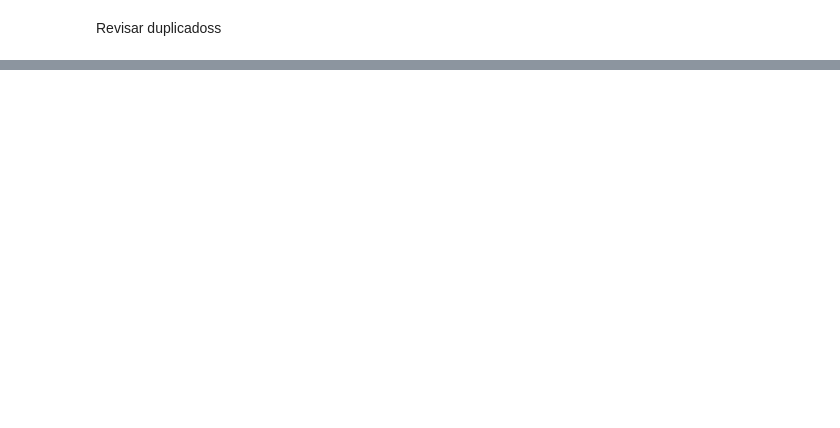
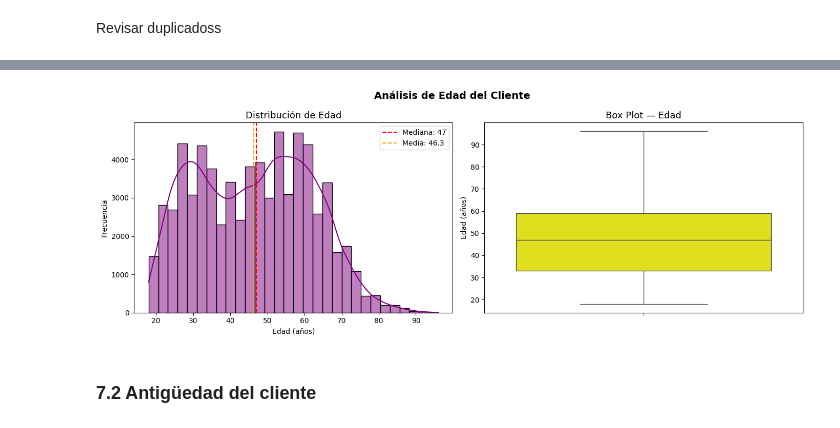
Before and after one commit to demonvaa/vanguard-ab-test, a Jupyter notebook: Proyecto_2.ipynb, the cells around one changed output, grey strips where cells are left out. Cells and saved outputs as stored; diff of their text form; code cells hidden in the pictures; blank space fills up the shorter version.

```diff
--- a/Proyecto_2.ipynb
+++ b/Proyecto_2.ipynb
@@ -91,0 +300,11 @@ Revisar duplicadoss
+# %%
+# Eliminar clientes menores de 18 años
+#  Vanguard gestiona inversiones no puede haber menores de edad
+# Estos registros son errores de entrada de datos
+menores = demo[demo['clnt_age'] < 18]
+print(f"Clientes con edad < 18: {len(menores)}")
+
+antes = len(demo)
+demo = demo[demo['clnt_age'] >= 18].copy()
+print(f"Filas eliminadas: {antes - len(demo)}")
+print(f"Filas restantes: {len(demo):,}")
@@ -91,0 +315,12 @@ Revisar duplicadoss
+# %%
+# Convertir columnas float → int
+# pandas las guarda como float cuando hay nulos (que ya eliminamos)
+# Nadie tiene 36.0 años → convertimos a int para mayor claridad
+cols_int = ['clnt_tenure_yr', 'clnt_tenure_mnth', 'clnt_age',
+            'num_accts', 'calls_6_mnth', 'logons_6_mnth']
+
+for col in cols_int:
+    demo[col] = demo[col].astype(int)
+
+print("Tipos de datos tras limpieza:")
+print(demo.dtypes)
@@ -91,0 +528,24 @@ Revisar duplicadoss
+# %%
+fig, axes = plt.subplots(1, 2, figsize=(14, 5))
+
+sns.histplot(demo['clnt_age'], kde=True, bins=30, color='purple', ax=axes[0])
+axes[0].axvline(demo['clnt_age'].median(), color='red', linestyle='--',
+                label=f'Mediana: {demo["clnt_age"].median():.0f}')
+axes[0].axvline(demo['clnt_age'].mean(), color='orange', linestyle='--',
+                label=f'Media: {demo["clnt_age"].mean():.1f}')
+axes[0].set_title('Distribución de Edad', fontsize=13)
+axes[0].set_xlabel('Edad (años)')
+axes[0].set_ylabel('Frecuencia')
+axes[0].legend()
+
+sns.boxplot(y=demo['clnt_age'], color='yellow', ax=axes[1])
+axes[1].set_title('Box Plot — Edad', fontsize=13)
+axes[1].set_ylabel('Edad (años)')
+
+plt.suptitle('Análisis de Edad del Cliente', fontsize=14, fontweight='bold')
+plt.tight_layout()
+plt.show()
+# %% [output]
+[figure, added]
+# %% [markdown]
+### 7.2 Antigüedad del cliente
```
Also changed, not shown: parts of 60 cells of this notebook.
